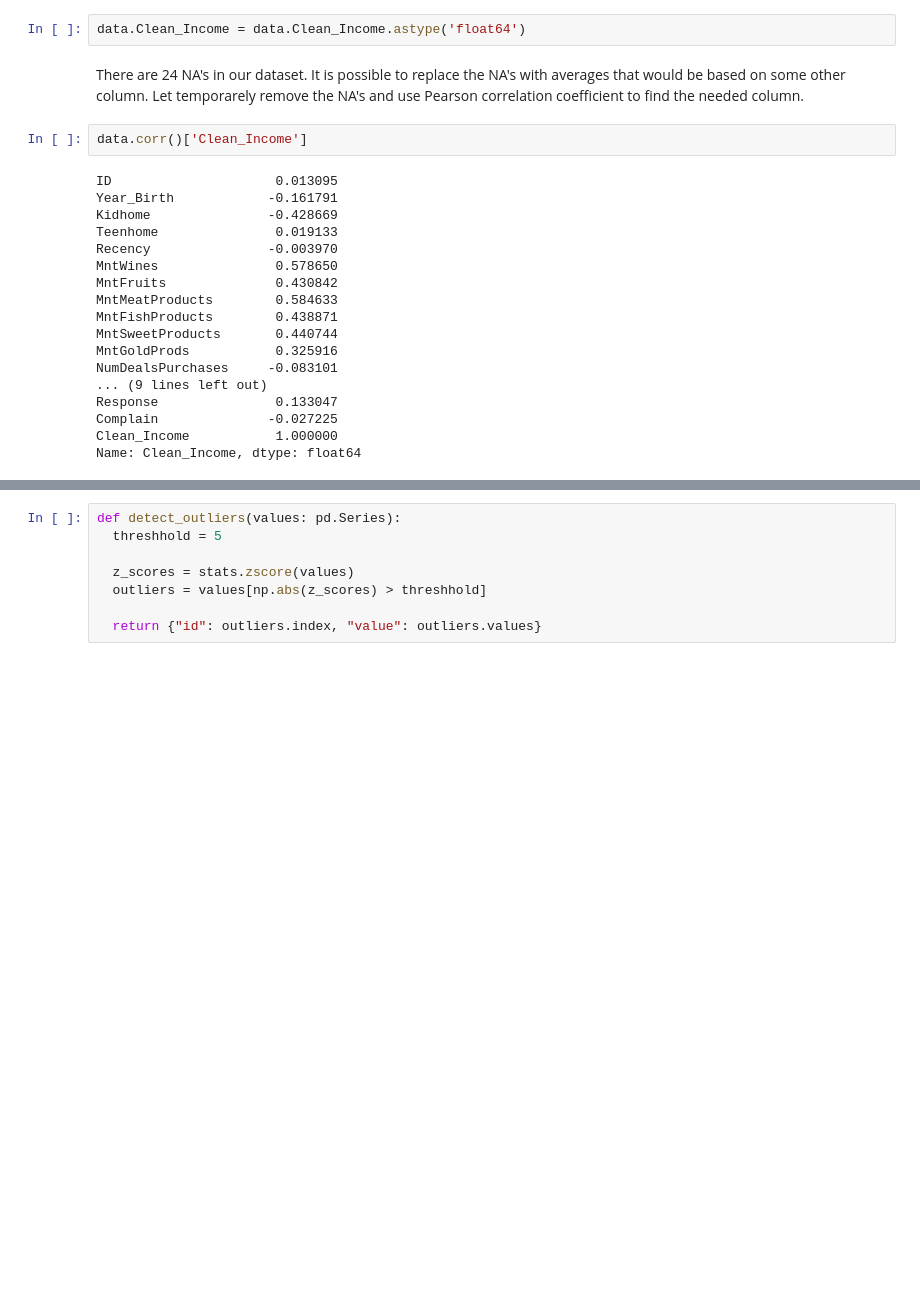
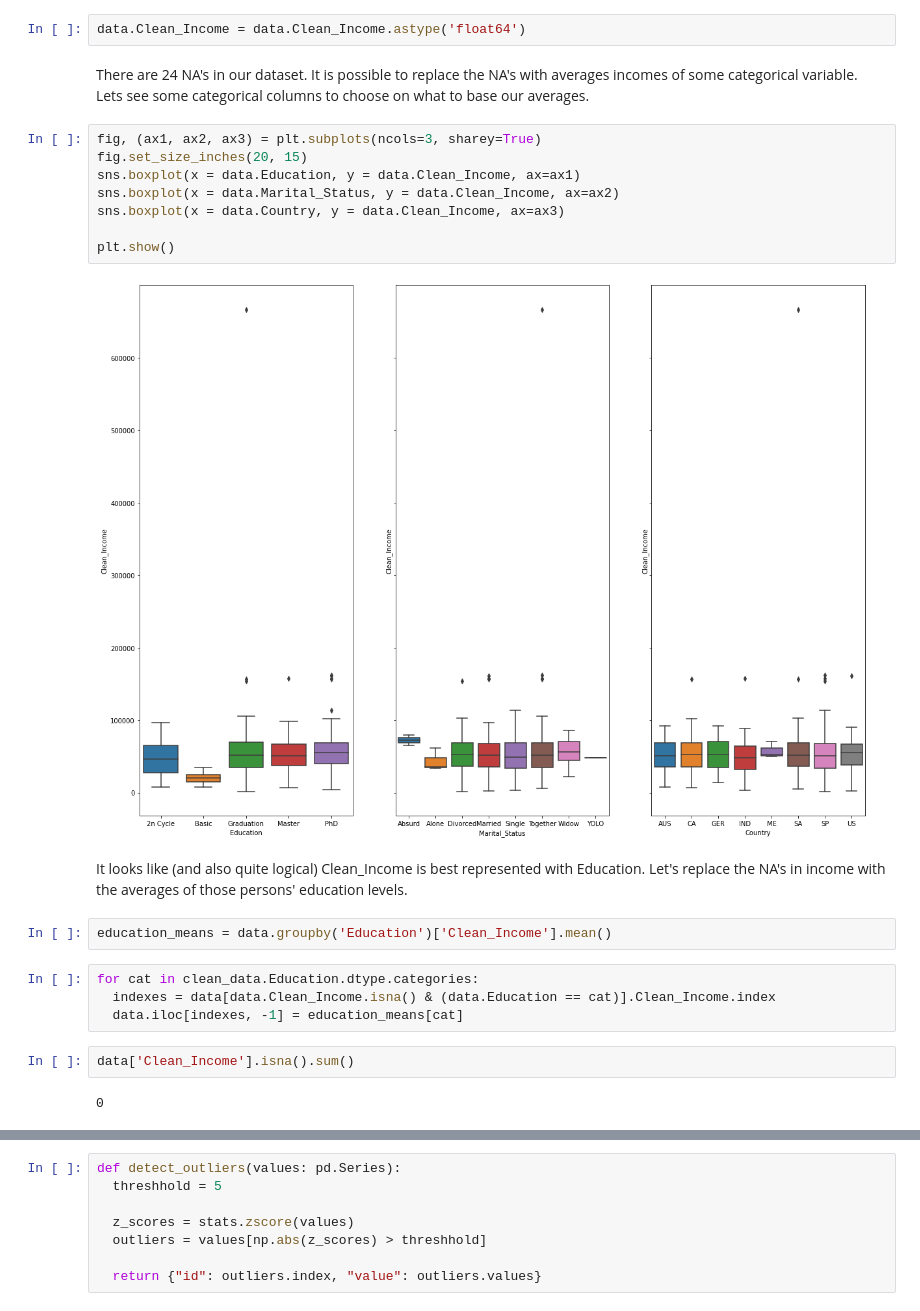
Before and after one commit to jegork/marketing-analytics-kaggle, a Jupyter notebook: Section1.ipynb, the cells around one changed output, grey strips where cells are left out. Saved outputs shown, nothing was run; the diff lists cells and outputs as text; blank space fills up the shorter version.

```diff
--- a/Section1.ipynb
+++ b/Section1.ipynb
@@ -115,25 +111,26 @@ data['Clean_Income'] = data.Income.apply(lambda x: re.sub(r'[^\d.]', '', str(x))
 # %%
 data.Clean_Income = data.Clean_Income.astype('float64')
 # %% [markdown]
-There are 24 NA's in our dataset. It is possible to replace the NA's with averages that would be based on some other column. Let temporarely remove the NA's and use Pearson correlation coefficient to find the needed
-column.
+There are 24 NA's in our dataset. It is possible to replace the NA's with averages incomes of some categorical variable. Lets see some categorical columns to choose on what to base our averages.
+# %%
+fig, (ax1, ax2, ax3) = plt.subplots(ncols=3, sharey=True)
+fig.set_size_inches(20, 15)
+sns.boxplot(x = data.Education, y = data.Clean_Income, ax=ax1)
+sns.boxplot(x = data.Marital_Status, y = data.Clean_Income, ax=ax2)
+sns.boxplot(x = data.Country, y = data.Clean_Income, ax=ax3)
+
+plt.show()
+# %% [output]
+[figure, added]
+# %% [markdown]
+It looks like (and also quite logical) Clean_Income is best represented with Education. Let's replace the NA's in income with the averages of those persons' education levels.
+# %%
+education_means = data.groupby('Education')['Clean_Income'].mean()
+# %%
+for cat in clean_data.Education.dtype.categories:
+  indexes = data[data.Clean_Income.isna() & (data.Education == cat)].Clean_Income.index
+  data.iloc[indexes, -1] = education_means[cat]
 # %%
-data.corr()['Clean_Income']
+data['Clean_Income'].isna().sum()
 # %% [output]
-ID                     0.013095
-Year_Birth            -0.161791
-Kidhome               -0.428669
-Teenhome               0.019133
-Recency               -0.003970
-MntWines               0.578650
-MntFruits              0.430842
-MntMeatProducts        0.584633
-MntFishProducts        0.438871
-MntSweetProducts       0.440744
-MntGoldProds           0.325916
-NumDealsPurchases     -0.083101
-... (9 lines left out)
-Response               0.133047
-Complain              -0.027225
-Clean_Income           1.000000
-Name: Clean_Income, dtype: float64
+0
```
Also changed, not shown: parts of 10 cells of this notebook.
